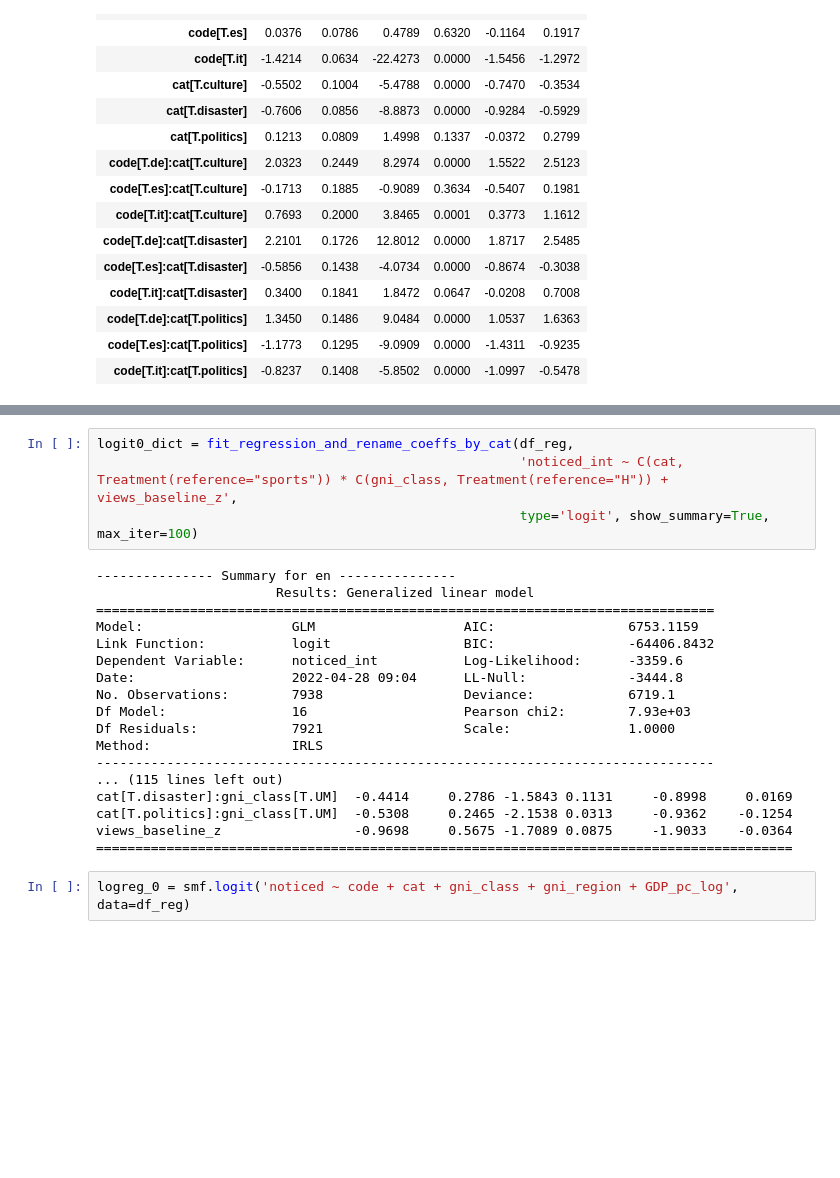
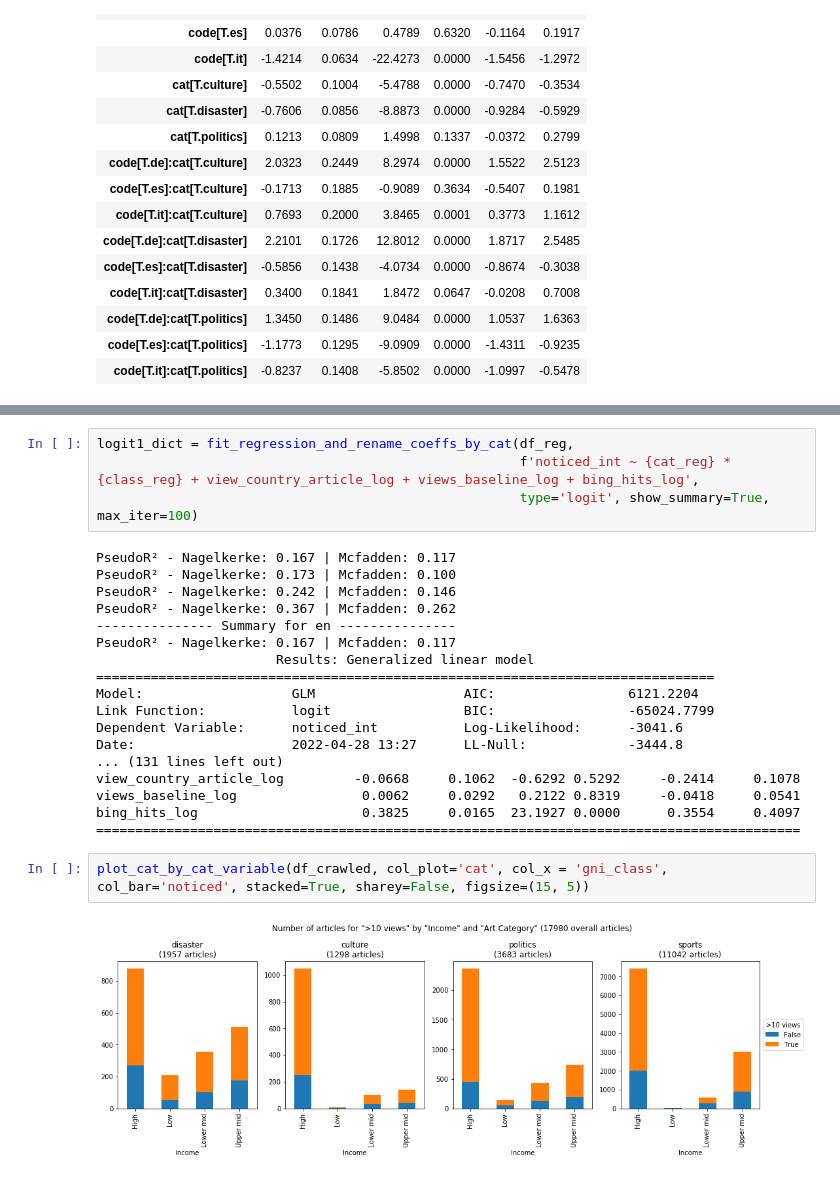
Before and after one commit to ruptho/wiki-event-bias, a Jupyter notebook: logreg_minviews.ipynb, the cells around one changed output, grey strips where cells are left out. Drawn from its saved outputs; the diff is of its cells as text; blank space fills up the shorter version.

Commit message:
fitting logreg for minview data

```diff
--- a/logreg_minviews.ipynb
+++ b/logreg_minviews.ipynb
@@ -249,24 +254,26 @@ PseudoR² - Nagelkerke: 0.199 | Mcfadden: 0.126
 # %%
-logit0_dict = fit_regression_and_rename_coeffs_by_cat(df_reg,
-                                                      'noticed_int ~ C(cat, Treatment(reference="sports")) * C(gni_class, Treatment(reference="H")) + views_baseline_z',
+logit1_dict = fit_regression_and_rename_coeffs_by_cat(df_reg,
+                                                      f'noticed_int ~ {cat_reg} * {class_reg} + view_country_article_log + views_baseline_log + bing_hits_log',
                                                       type='logit', show_summary=True, max_iter=100)
 # %% [output]
+PseudoR² - Nagelkerke: 0.167 | Mcfadden: 0.117
+PseudoR² - Nagelkerke: 0.173 | Mcfadden: 0.100
+PseudoR² - Nagelkerke: 0.242 | Mcfadden: 0.146
+PseudoR² - Nagelkerke: 0.367 | Mcfadden: 0.262
 --------------- Summary for en ---------------
+PseudoR² - Nagelkerke: 0.167 | Mcfadden: 0.117
                        Results: Generalized linear model
 ===============================================================================
-Model:                   GLM                   AIC:                 6753.1159
-Link Function:           logit                 BIC:                 -64406.8432
-Dependent Variable:      noticed_int           Log-Likelihood:      -3359.6
-Date:                    2022-04-28 09:04      LL-Null:             -3444.8
-No. Observations:        7938                  Deviance:            6719.1
-Df Model:                16                    Pearson chi2:        7.93e+03
-Df Residuals:            7921                  Scale:               1.0000
-Method:                  IRLS
--------------------------------------------------------------------------------
-... (115 lines left out)
-cat[T.disaster]:gni_class[T.UM]  -0.4414     0.2786 -1.5843 0.1131     -0.8998     0.0169
-cat[T.politics]:gni_class[T.UM]  -0.5308     0.2465 -2.1538 0.0313     -0.9362    -0.1254
-views_baseline_z                 -0.9698     0.5675 -1.7089 0.0875     -1.9033    -0.0364
-=========================================================================================
+Model:                   GLM                   AIC:                 6121.2204
+Link Function:           logit                 BIC:                 -65024.7799
+Dependent Variable:      noticed_int           Log-Likelihood:      -3041.6
+Date:                    2022-04-28 13:27      LL-Null:             -3444.8
+... (131 lines left out)
+view_country_article_log         -0.0668     0.1062  -0.6292 0.5292     -0.2414     0.1078
+views_baseline_log                0.0062     0.0292   0.2122 0.8319     -0.0418     0.0541
+bing_hits_log                     0.3825     0.0165  23.1927 0.0000      0.3554     0.4097
+==========================================================================================
-# %%
-logreg_0 = smf.logit('noticed ~ code + cat + gni_class + gni_region + GDP_pc_log', data=df_reg)
+# %%
+plot_cat_by_cat_variable(df_crawled, col_plot='cat', col_x = 'gni_class', col_bar='noticed', stacked=True, sharey=False, figsize=(15, 5))
+# %% [output]
+[figure, added]
```
Also changed, not shown: parts of 5 cells of this notebook, 1 other file.
